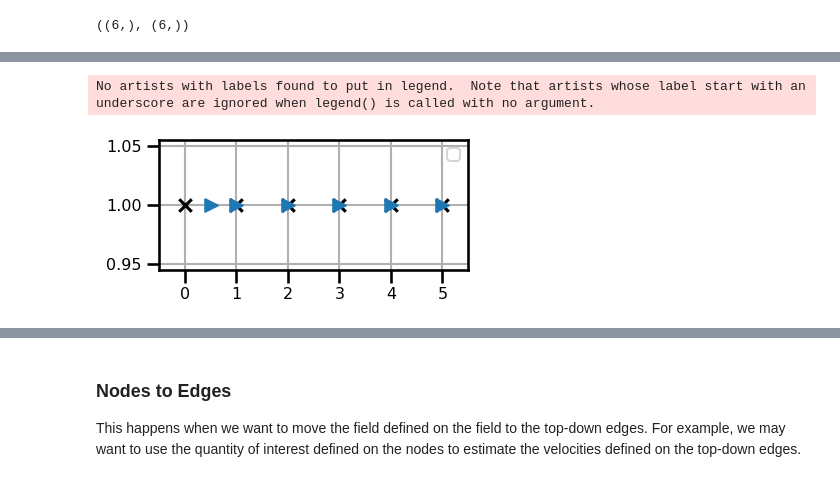
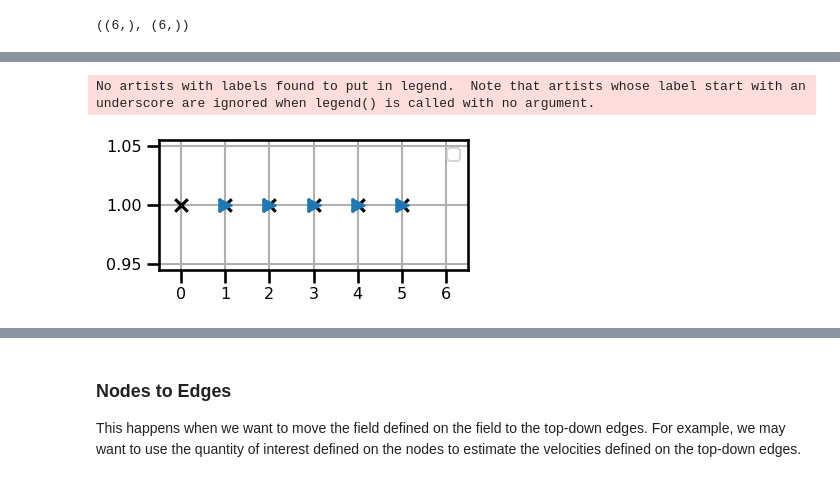
Before and after one commit to jejjohnson/jaxsw, a Jupyter notebook: content/components/grid_operations.ipynb, the cells around one changed output, grey strips where cells are left out. Saved outputs shown, nothing was run; the diff lists cells and outputs as text; code cells hidden in the pictures.

```diff
--- a/content/components/grid_operations.ipynb
+++ b/content/components/grid_operations.ipynb
@@ -132,0 +139,5 @@ u_on_q.values, q.values
+# %%
+q = jnp.arange(5, 10)
+q_pad = jnp.pad(q, pad_width=((1, 1)), mode="edge")
+dq_pad_dx = F_grid.difference(q_pad, step_size=1, axis=0, method="right")
+q, q_pad, dq_pad_dx
@@ -133,19 +168,21 @@ u_on_q.values, q.values
+# %%
+q_on_u = F_grid.interp(q.values, axis=0, method="linear")
+
+u_on_q = F_grid.interp(u.values, axis=0, method="linear")
 # %%
 from matplotlib.ticker import MultipleLocator, AutoMinorLocator
 
 fig, ax = plt.subplots(figsize=(4, 2))
 
 ax.scatter(q.values, jnp.ones_like(q.values), marker="x", color="black", zorder=2)
-ax.scatter(
-    u_on_q.values, np.ones_like(u_on_q.values), marker=">", color="tab:blue", zorder=2
-)
+ax.scatter(u_on_q, np.ones_like(u_on_q), marker=">", color="tab:blue", zorder=2)
 ax.xaxis.set_major_locator(MultipleLocator(1))
 
-ax.set(xlim=[-0.5, ncols + 0.5])
+ax.set(xlim=[-0.5, ncols + 1.5])
 ax.grid(which="major", zorder=1)
 plt.legend()
 plt.tight_layout()
 plt.show()
 # %% [output]
 No artists with labels found to put in legend.  Note that artists whose label start with an underscore are ignored when legend() is called with no argument.
-[figure, old version]
+[figure, new version]
```
Also changed, not shown: parts of 23 cells of this notebook, 22 other files.
